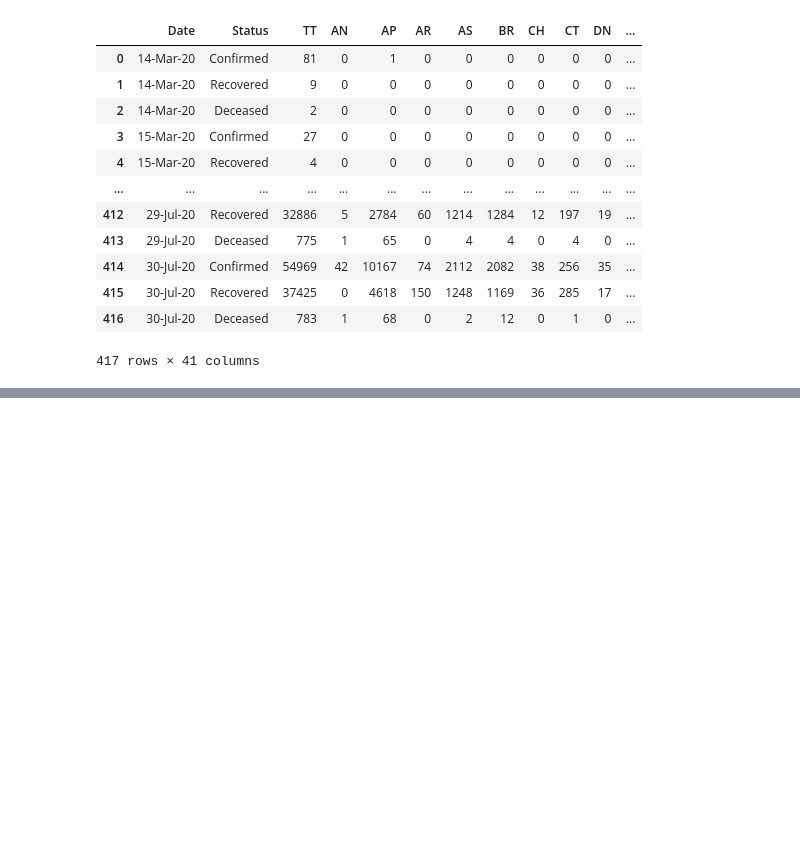
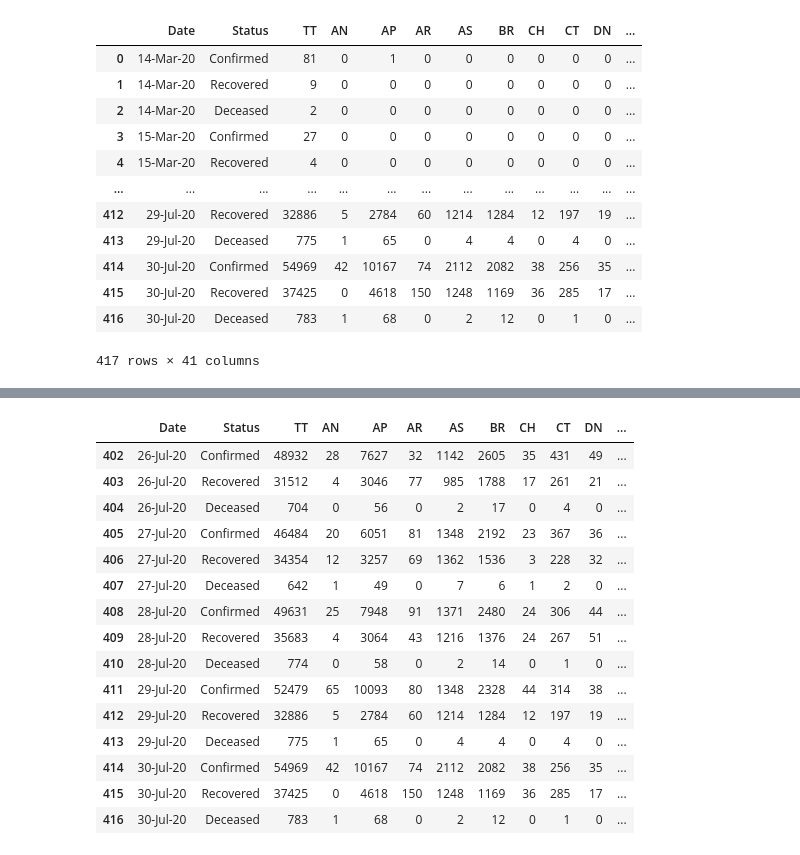
Before and after one commit to Arnabsaha6/Machine-Learning, a Jupyter notebook: Machine_Learning_Hands_on_CoVid_19.ipynb, the cells around one changed output, grey strips where cells are left out. Cells and saved outputs as stored; diff of their text form; code cells hidden in the pictures; blank space fills up the shorter version.

```diff
--- a/Machine_Learning_Hands_on_CoVid_19.ipynb
+++ b/Machine_Learning_Hands_on_CoVid_19.ipynb
@@ -26,0 +46,19 @@ source
+# %%
+source.tail(15)
+# %% [output]
+|  | Date | Status | TT | AN | AP | AR | AS | BR | CH | CT | DN | ... |
+| 402 | 26-Jul-20 | Confirmed | 48932 | 28 | 7627 | 32 | 1142 | 2605 | 35 | 431 | 49 | ... |
+| 403 | 26-Jul-20 | Recovered | 31512 | 4 | 3046 | 77 | 985 | 1788 | 17 | 261 | 21 | ... |
+| 404 | 26-Jul-20 | Deceased | 704 | 0 | 56 | 0 | 2 | 17 | 0 | 4 | 0 | ... |
+| 405 | 27-Jul-20 | Confirmed | 46484 | 20 | 6051 | 81 | 1348 | 2192 | 23 | 367 | 36 | ... |
+| 406 | 27-Jul-20 | Recovered | 34354 | 12 | 3257 | 69 | 1362 | 1536 | 3 | 228 | 32 | ... |
+| 407 | 27-Jul-20 | Deceased | 642 | 1 | 49 | 0 | 7 | 6 | 1 | 2 | 0 | ... |
+| 408 | 28-Jul-20 | Confirmed | 49631 | 25 | 7948 | 91 | 1371 | 2480 | 24 | 306 | 44 | ... |
+| 409 | 28-Jul-20 | Recovered | 35683 | 4 | 3064 | 43 | 1216 | 1376 | 24 | 267 | 51 | ... |
+| 410 | 28-Jul-20 | Deceased | 774 | 0 | 58 | 0 | 2 | 14 | 0 | 1 | 0 | ... |
+| 411 | 29-Jul-20 | Confirmed | 52479 | 65 | 10093 | 80 | 1348 | 2328 | 44 | 314 | 38 | ... |
+| 412 | 29-Jul-20 | Recovered | 32886 | 5 | 2784 | 60 | 1214 | 1284 | 12 | 197 | 19 | ... |
+| 413 | 29-Jul-20 | Deceased | 775 | 1 | 65 | 0 | 4 | 4 | 0 | 4 | 0 | ... |
+| 414 | 30-Jul-20 | Confirmed | 54969 | 42 | 10167 | 74 | 2112 | 2082 | 38 | 256 | 35 | ... |
+| 415 | 30-Jul-20 | Recovered | 37425 | 0 | 4618 | 150 | 1248 | 1169 | 36 | 285 | 17 | ... |
+| 416 | 30-Jul-20 | Deceased | 783 | 1 | 68 | 0 | 2 | 12 | 0 | 1 | 0 | ... |
```
Also changed, not shown: parts of 1 cell of this notebook.
